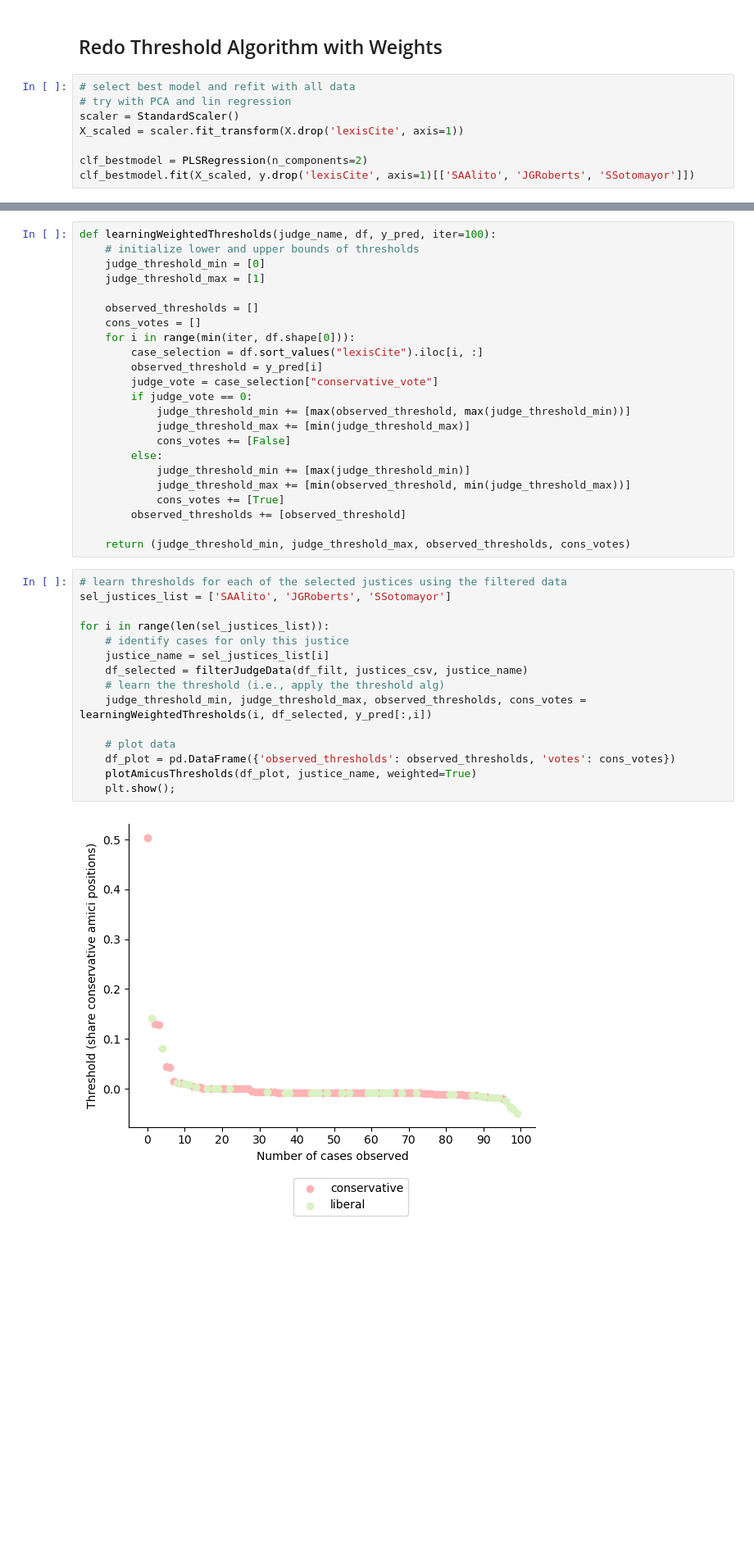
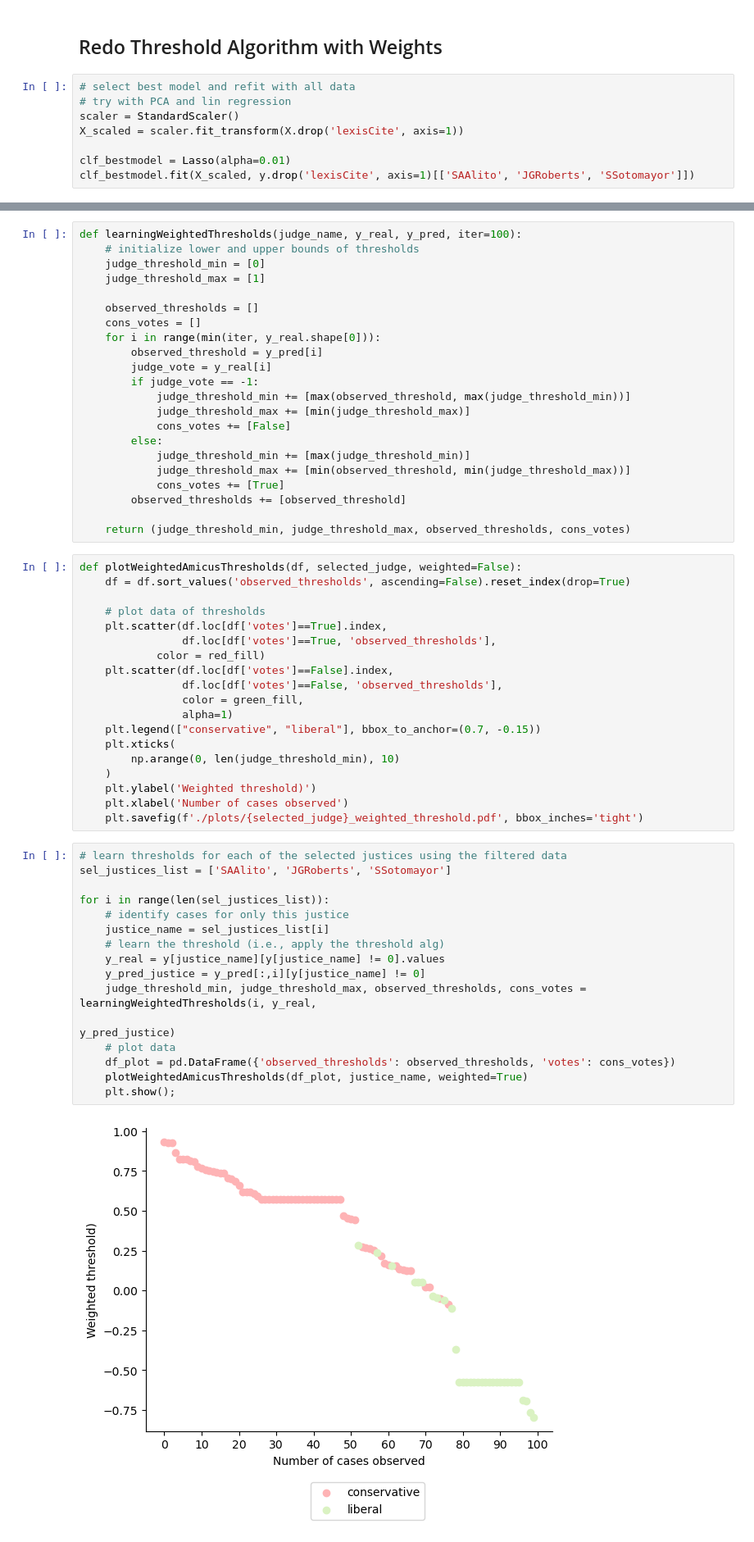
Before and after one commit to rbatra2000/info6850networks, a Jupyter notebook: main.ipynb, the cells around one changed output, grey strips where cells are left out. Shown at 82% size. Drawn from its saved outputs; the diff is of its cells as text; blank space fills up the shorter version.

Commit message:
update yml file, fix bug in pred models

```diff
--- a/main.ipynb
+++ b/main.ipynb
@@ -1400,6 +1404,6 @@ print(model_comp.to_latex())
 scaler = StandardScaler()
 X_scaled = scaler.fit_transform(X.drop('lexisCite', axis=1))
 
-clf_bestmodel = PLSRegression(n_components=2)
+clf_bestmodel = Lasso(alpha=0.01)
 clf_bestmodel.fit(X_scaled, y.drop('lexisCite', axis=1)[['SAAlito', 'JGRoberts', 'SSotomayor']])
 # %% [output]
@@ -1422,16 +1436,15 @@ array([[-0.00812654, -0.00116851, -0.01403285],
 # %%
-def learningWeightedThresholds(judge_name, df, y_pred, iter=100):
+def learningWeightedThresholds(judge_name, y_real, y_pred, iter=100):
     # initialize lower and upper bounds of thresholds
     judge_threshold_min = [0]
     judge_threshold_max = [1]
 
     observed_thresholds = []
     cons_votes = []
-    for i in range(min(iter, df.shape[0])):
-        case_selection = df.sort_values("lexisCite").iloc[i, :]
+    for i in range(min(iter, y_real.shape[0])):
         observed_threshold = y_pred[i]
-        judge_vote = case_selection["conservative_vote"]
-        if judge_vote == 0:
+        judge_vote = y_real[i]
+        if judge_vote == -1:
             judge_threshold_min += [max(observed_threshold, max(judge_threshold_min))]
             judge_threshold_max += [min(judge_threshold_max)]
             cons_votes += [False]
@@ -1442,20 +1455,40 @@ def learningWeightedThresholds(judge_name, df, y_pred, iter=100):
         observed_thresholds += [observed_threshold]
 
     return (judge_threshold_min, judge_threshold_max, observed_thresholds, cons_votes)
+# %%
+def plotWeightedAmicusThresholds(df, selected_judge, weighted=False):
+    df = df.sort_values('observed_thresholds', ascending=False).reset_index(drop=True)
+
+    # plot data of thresholds
+    plt.scatter(df.loc[df['votes']==True].index,
+                df.loc[df['votes']==True, 'observed_thresholds'],
+            color = red_fill)
+    plt.scatter(df.loc[df['votes']==False].index,
+                df.loc[df['votes']==False, 'observed_thresholds'],
+                color = green_fill,
+                alpha=1)
+    plt.legend(["conservative", "liberal"], bbox_to_anchor=(0.7, -0.15))
+    plt.xticks(
+        np.arange(0, len(judge_threshold_min), 10)
+    )
+    plt.ylabel('Weighted threshold)')
+    plt.xlabel('Number of cases observed')
+    plt.savefig(f'./plots/{selected_judge}_weighted_threshold.pdf', bbox_inches='tight')
 # %%
 # learn thresholds for each of the selected justices using the filtered data
 sel_justices_list = ['SAAlito', 'JGRoberts', 'SSotomayor']
 
 for i in range(len(sel_justices_list)):
     # identify cases for only this justice
     justice_name = sel_justices_list[i]
-    df_selected = filterJudgeData(df_filt, justices_csv, justice_name)
     # learn the threshold (i.e., apply the threshold alg)
-    judge_threshold_min, judge_threshold_max, observed_thresholds, cons_votes = learningWeightedThresholds(i, df_selected, y_pred[:,i])
-
+    y_real = y[justice_name][y[justice_name] != 0].values
+    y_pred_justice = y_pred[:,i][y[justice_name] != 0]
+    judge_threshold_min, judge_threshold_max, observed_thresholds, cons_votes = learningWeightedThresholds(i, y_real,
+                                                                                                           y_pred_justice)
     # plot data
     df_plot = pd.DataFrame({'observed_thresholds': observed_thresholds, 'votes': cons_votes})
-    plotAmicusThresholds(df_plot, justice_name, weighted=True)
+    plotWeightedAmicusThresholds(df_plot, justice_name, weighted=True)
     plt.show();
 # %% [output]
-[figure, old version]
+[figure, new version]
```
Also changed, not shown: parts of 28 cells of this notebook, 8 other files.
